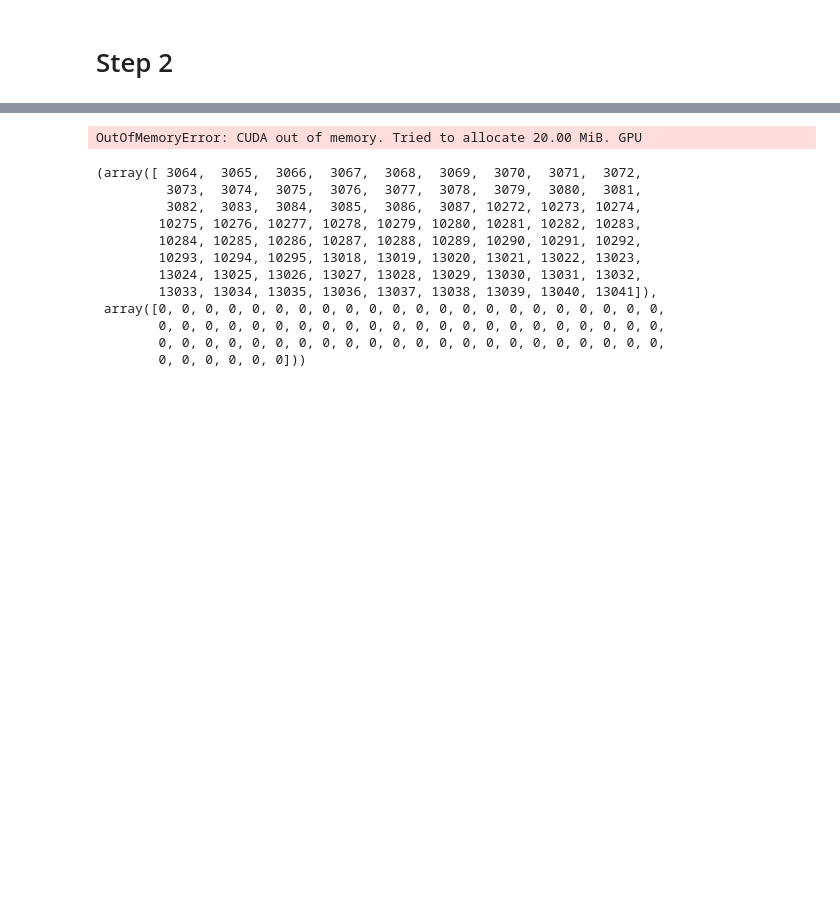
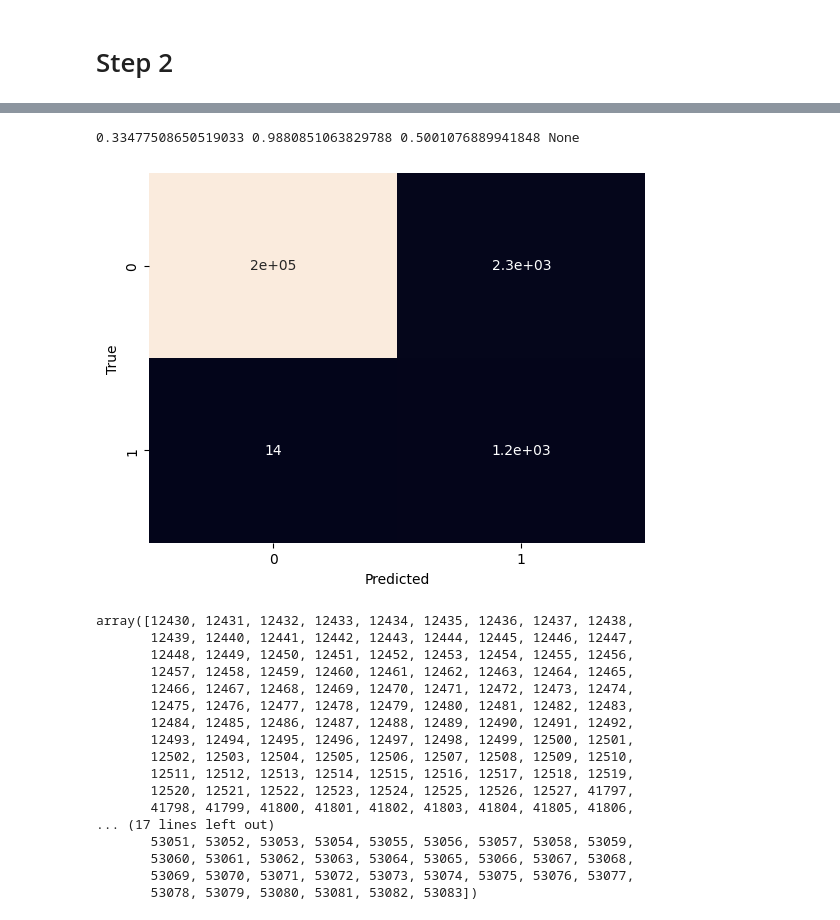
Before and after one commit to Musa-Azeem/who-opened-the-door, a Jupyter notebook: prototype.ipynb, the cells around one changed output, grey strips where cells are left out. Cells and saved outputs as stored; diff of their text form; code cells hidden in the pictures; blank space fills up the shorter version.

```diff
--- a/prototype.ipynb
+++ b/prototype.ipynb
@@ -105,7 +114,7 @@ for i in tqdm(range(len(audioDataset))):
 X = torch.cat(X, dim=1)
 y = torch.cat(y)
 
-outdir = Path('/home/musa/who-opened-the-door/data/april_12_dec100')
+outdir = Path('/home/musa/who-opened-the-door/data/april_15_dec100')
 outdir.mkdir(exist_ok=True)
 torch.save(X, outdir / 'X.pt')
 torch.save(y, outdir / 'y.pt')
@@ -307,47 +365,53 @@ plt.legend()
 # %%
 # evaluate
 from sklearn.metrics import confusion_matrix, precision_recall_fscore_support
 import seaborn as sns
 
-# model.load_state_dict(torch.load('model.pt'))
+model.load_state_dict(torch.load('model.pt'))
 model.eval()
 with torch.no_grad():
     y_true = []
     y_pred = []
     val_X = []
     for X,y in valloader:
         X = X.to(device)
         y = y.to(device)
         logits = model(X)
-        y_true.append(y)
-        y_pred.append(torch.round(F.sigmoid(logits)))
-        val_X.append(X)
-    y_true = torch.cat(y_true).cpu().numpy()
-    y_pred = torch.cat(y_pred).cpu().numpy()
-    val_X = torch.cat(val_X).cpu().numpy()
-precision, recall, f1, _ = precision_recall_fscore_support(y_true, y_pred)
+        y_true.append(y.cpu())
+        y_pred.append(torch.round(F.sigmoid(logits)).cpu())
+        val_X.append(X.cpu())
+    y_true = torch.cat(y_true).numpy()
+    y_pred = torch.cat(y_pred).numpy()
+    val_X = torch.cat(val_X).numpy()
+precision, recall, f1, _ = precision_recall_fscore_support(y_true, y_pred, average='binary')
 cm = confusion_matrix(y_true, y_pred)
 
-print(precision, recall, f1)
+print(precision, recall, f1, _)
 sns.heatmap(cm, annot=True, cbar=False)
 plt.xlabel('Predicted')
 plt.ylabel('True');
 # %% [output]
-OutOfMemoryError: CUDA out of memory. Tried to allocate 20.00 MiB. GPU
+0.33477508650519033 0.9880851063829788 0.5001076889941848 None
+[figure, added]
 # %%
-np.where(y_true == 1)
+np.where(y_true == 1)[0]
 # %% [output]
-(array([ 3064,  3065,  3066,  3067,  3068,  3069,  3070,  3071,  3072,
-         3073,  3074,  3075,  3076,  3077,  3078,  3079,  3080,  3081,
-         3082,  3083,  3084,  3085,  3086,  3087, 10272, 10273, 10274,
-        10275, 10276, 10277, 10278, 10279, 10280, 10281, 10282, 10283,
-        10284, 10285, 10286, 10287, 10288, 10289, 10290, 10291, 10292,
-        10293, 10294, 10295, 13018, 13019, 13020, 13021, 13022, 13023,
-        13024, 13025, 13026, 13027, 13028, 13029, 13030, 13031, 13032,
-        13033, 13034, 13035, 13036, 13037, 13038, 13039, 13040, 13041]),
- array([0, 0, 0, 0, 0, 0, 0, 0, 0, 0, 0, 0, 0, 0, 0, 0, 0, 0, 0, 0, 0, 0,
-        0, 0, 0, 0, 0, 0, 0, 0, 0, 0, 0, 0, 0, 0, 0, 0, 0, 0, 0, 0, 0, 0,
-        0, 0, 0, 0, 0, 0, 0, 0, 0, 0, 0, 0, 0, 0, 0, 0, 0, 0, 0, 0, 0, 0,
-        0, 0, 0, 0, 0, 0]))
+array([12430, 12431, 12432, 12433, 12434, 12435, 12436, 12437, 12438,
+       12439, 12440, 12441, 12442, 12443, 12444, 12445, 12446, 12447,
+       12448, 12449, 12450, 12451, 12452, 12453, 12454, 12455, 12456,
+       12457, 12458, 12459, 12460, 12461, 12462, 12463, 12464, 12465,
+       12466, 12467, 12468, 12469, 12470, 12471, 12472, 12473, 12474,
+       12475, 12476, 12477, 12478, 12479, 12480, 12481, 12482, 12483,
+       12484, 12485, 12486, 12487, 12488, 12489, 12490, 12491, 12492,
+       12493, 12494, 12495, 12496, 12497, 12498, 12499, 12500, 12501,
+       12502, 12503, 12504, 12505, 12506, 12507, 12508, 12509, 12510,
+       12511, 12512, 12513, 12514, 12515, 12516, 12517, 12518, 12519,
+       12520, 12521, 12522, 12523, 12524, 12525, 12526, 12527, 41797,
+       41798, 41799, 41800, 41801, 41802, 41803, 41804, 41805, 41806,
+... (17 lines left out)
+       53051, 53052, 53053, 53054, 53055, 53056, 53057, 53058, 53059,
+       53060, 53061, 53062, 53063, 53064, 53065, 53066, 53067, 53068,
+       53069, 53070, 53071, 53072, 53073, 53074, 53075, 53076, 53077,
+       53078, 53079, 53080, 53081, 53082, 53083])
 # %%
 import plotly.express as px
```
Also changed, not shown: parts of 12 cells of this notebook, 3 other files.
